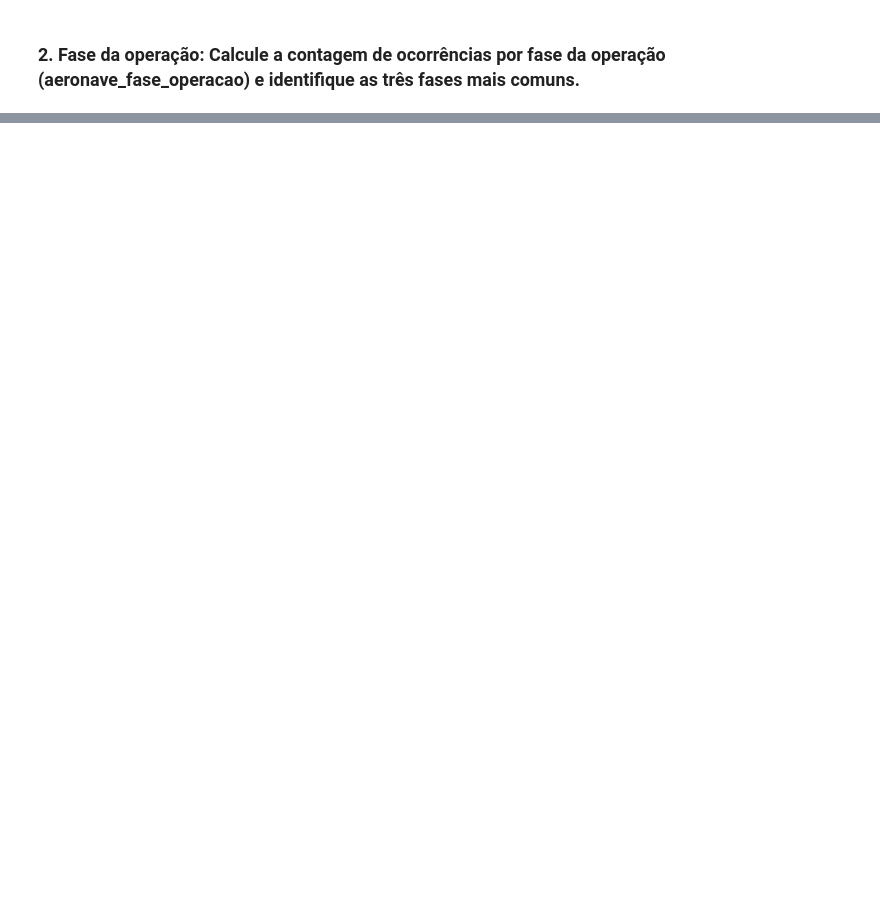
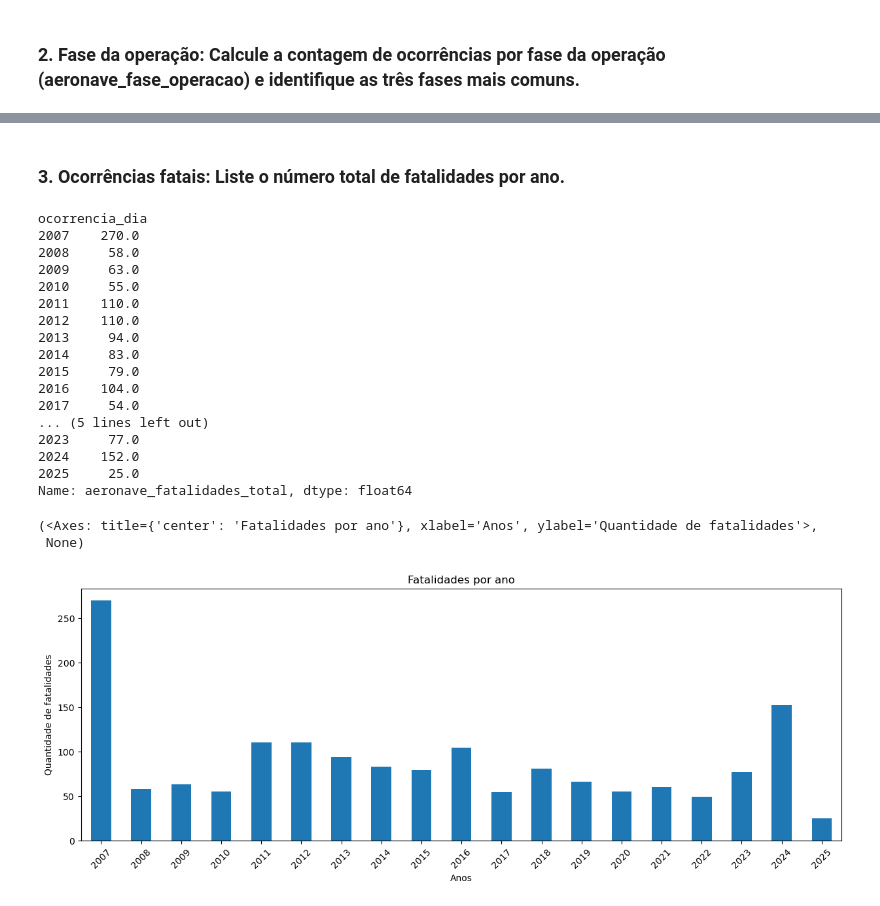
Before and after one commit to DosAnjos013/Analise_de_dados, a Jupyter notebook: Acidentes_Aereos/analise.ipynb, the cells around one changed output, grey strips where cells are left out. Cells and saved outputs as stored; diff of their text form; code cells hidden in the pictures; blank space fills up the shorter version.

```diff
--- a/Acidentes_Aereos/analise.ipynb
+++ b/Acidentes_Aereos/analise.ipynb
@@ -110,0 +130,31 @@ Name: count, dtype: int64
+# %% [markdown]
+### 3. Ocorrências fatais: Liste o número total de fatalidades por ano.
+# %%
+def fatalidades_por_ano():
+    combinado_df = ocorrencias_df.merge(aeronaves_df, on ='codigo_ocorrencia2', how='left')
+    combinado_df = combinado_df[['aeronave_fatalidades_total', 'ocorrencia_dia']]
+    combinado_df = combinado_df.groupby(combinado_df['ocorrencia_dia'].dt.year)['aeronave_fatalidades_total'].sum()
+    return combinado_df.plot(figsize=[15, 5], kind='bar', title='Fatalidades por ano', xlabel='Anos', ylabel='Quantidade de fatalidades', rot=45), display(combinado_df)
+
+fatalidades_por_ano()
+# %% [output]
+ocorrencia_dia
+2007    270.0
+2008     58.0
+2009     63.0
+2010     55.0
+2011    110.0
+2012    110.0
+2013     94.0
+2014     83.0
+2015     79.0
+2016    104.0
+2017     54.0
+... (5 lines left out)
+2023     77.0
+2024    152.0
+2025     25.0
+Name: aeronave_fatalidades_total, dtype: float64
+(<Axes: title={'center': 'Fatalidades por ano'}, xlabel='Anos', ylabel='Quantidade de fatalidades'>,
+ None)
+[figure, added]
```
Also changed, not shown: parts of 9 cells of this notebook.
